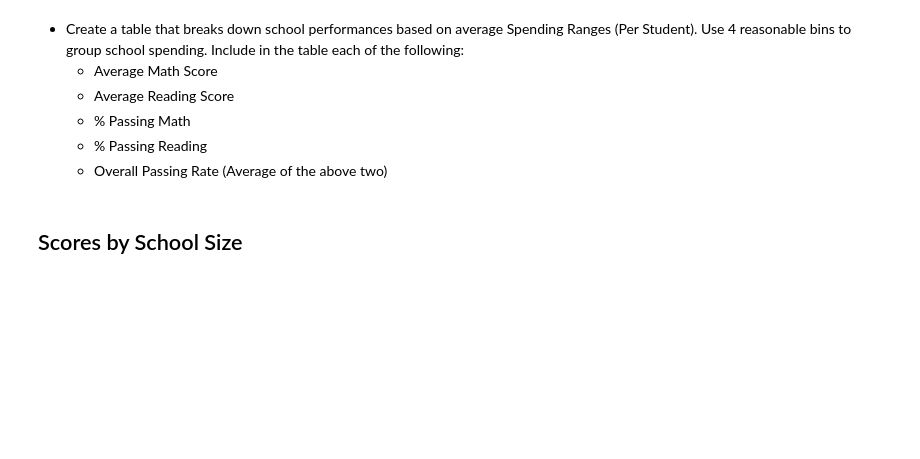
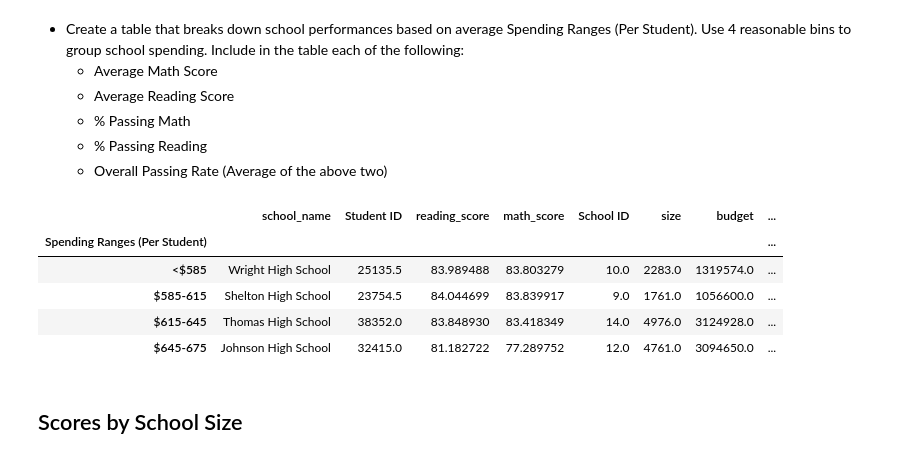
Before and after one commit to Michelin96/pandas-challenge, a Jupyter notebook: PyCitySchools/PyCitySchools_starter.ipynb, the cells around one changed output. Saved outputs shown, nothing was run; the diff lists cells and outputs as text; code cells hidden in the pictures; blank space fills up the shorter version.

```diff
--- a/PyCitySchools/PyCitySchools_starter.ipynb
+++ b/PyCitySchools/PyCitySchools_starter.ipynb
@@ -196,3 +279,14 @@ group_names = ["<$585", "$585-615", "$615-645", "$645-675"]
+# %%
+final_grouped_data["Spending Ranges (Per Student)"] = pd.cut(final_grouped_data["Per Student Budget"], spending_bins, labels=group_names)
+spending_by_group = final_grouped_data.groupby("Spending Ranges (Per Student)")
+spending_by_group.max()
+# %% [output]
+|  | school_name | Student ID | reading_score | math_score | School ID | size | budget | ... |
+| Spending Ranges (Per Student) |  |  |  |  |  |  |  | ... |
+| <$585 | Wright High School | 25135.5 | 83.989488 | 83.803279 | 10.0 | 2283.0 | 1319574.0 | ... |
+| $585-615 | Shelton High School | 23754.5 | 84.044699 | 83.839917 | 9.0 | 1761.0 | 1056600.0 | ... |
+| $615-645 | Thomas High School | 38352.0 | 83.848930 | 83.418349 | 14.0 | 4976.0 | 3124928.0 | ... |
+| $645-675 | Johnson High School | 32415.0 | 81.182722 | 77.289752 | 12.0 | 4761.0 | 3094650.0 | ... |
 # %% [markdown]
 ## Scores by School Size
 # %% [markdown]
```
Also changed, not shown: parts of 18 cells of this notebook.
